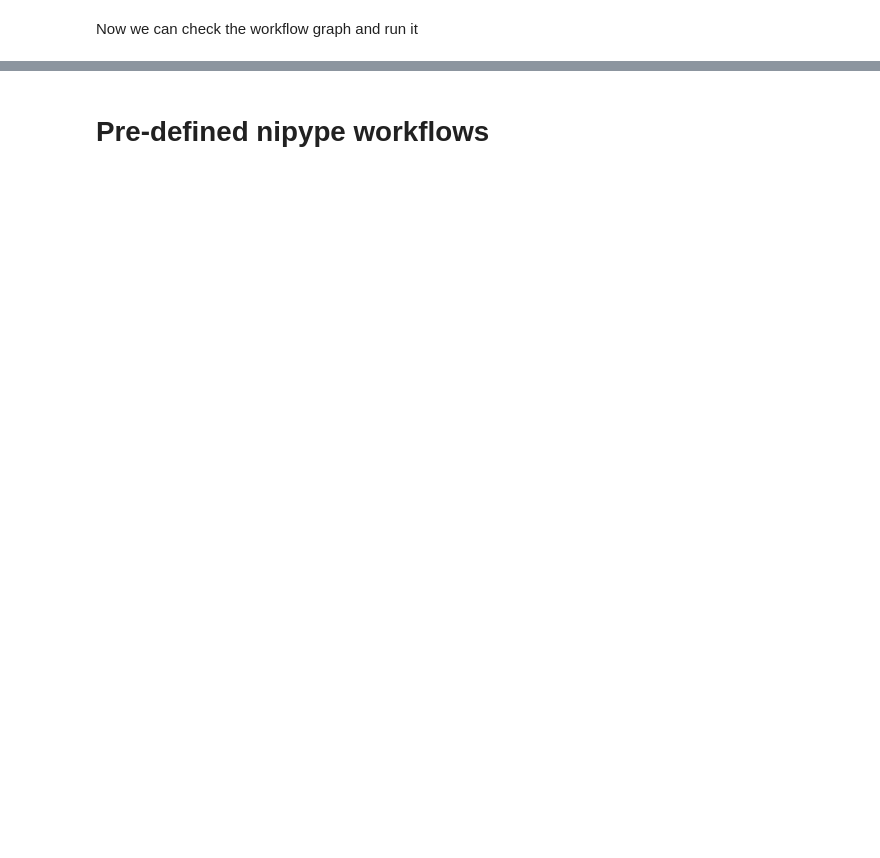
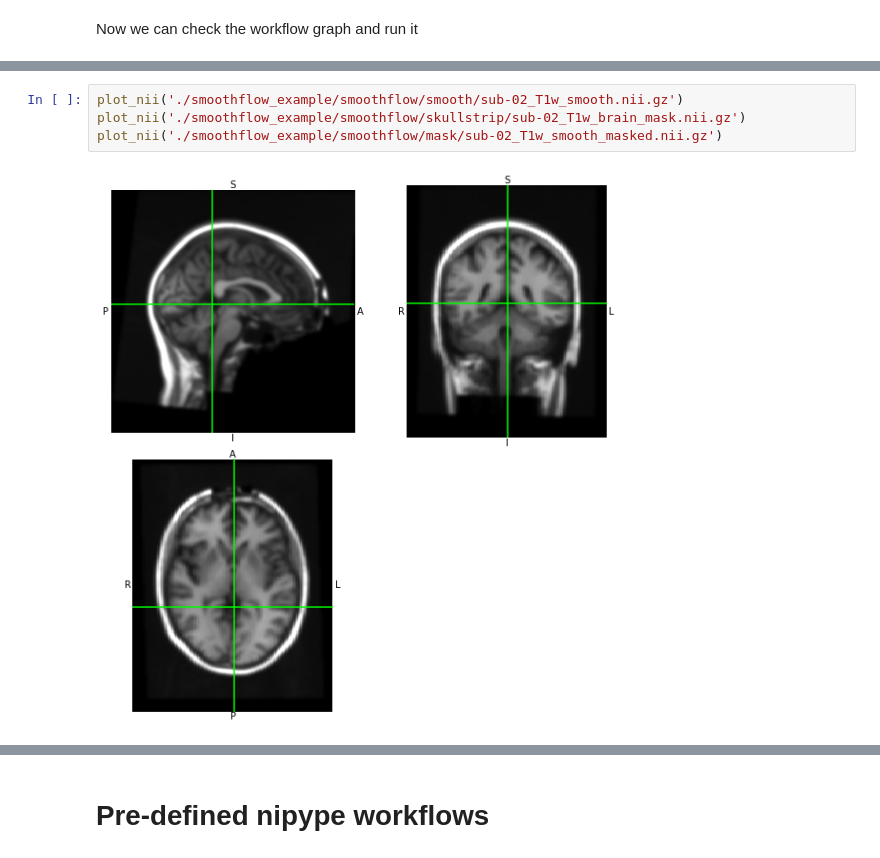
Before and after one commit to nipy/workshops, a Jupyter notebook: 170327-nipype/notebooks/new-workflows-and-interfaces/advanced_workflows.ipynb, the cells around one changed output, grey strips where cells are left out. Drawn from its saved outputs; the diff is of its cells as text; blank space fills up the shorter version.

```diff
--- a/170327-nipype/notebooks/new-workflows-and-interfaces/advanced_workflows.ipynb
+++ b/170327-nipype/notebooks/new-workflows-and-interfaces/advanced_workflows.ipynb
@@ -393,0 +441,6 @@ wf.run()
+# %%
+plot_nii('./smoothflow_example/smoothflow/smooth/sub-02_T1w_smooth.nii.gz')
+plot_nii('./smoothflow_example/smoothflow/skullstrip/sub-02_T1w_brain_mask.nii.gz')
+plot_nii('./smoothflow_example/smoothflow/mask/sub-02_T1w_smooth_masked.nii.gz')
+# %% [output]
+[figure, added]
```
Also changed, not shown: parts of 20 cells of this notebook.
